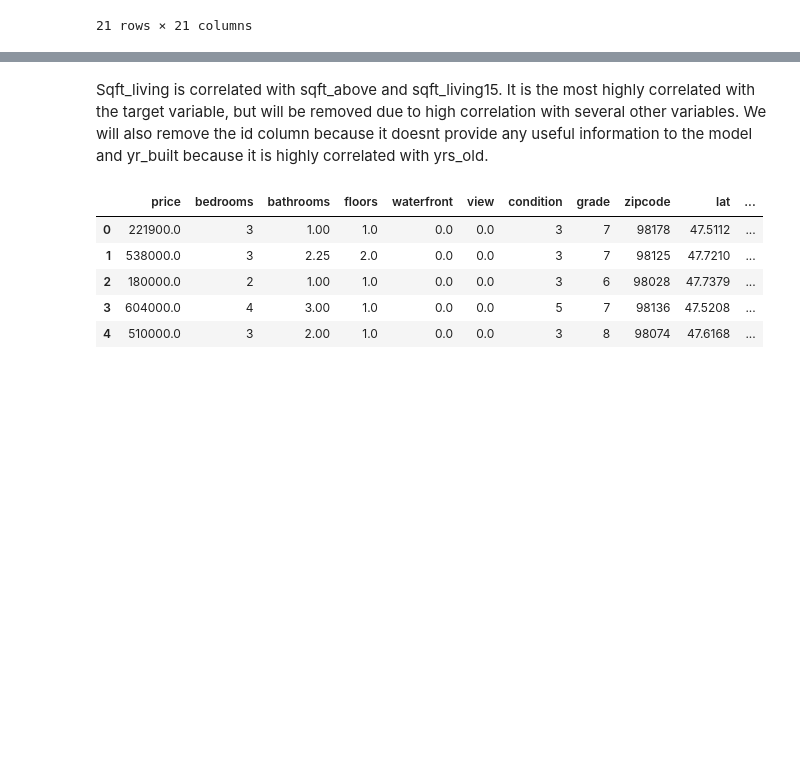
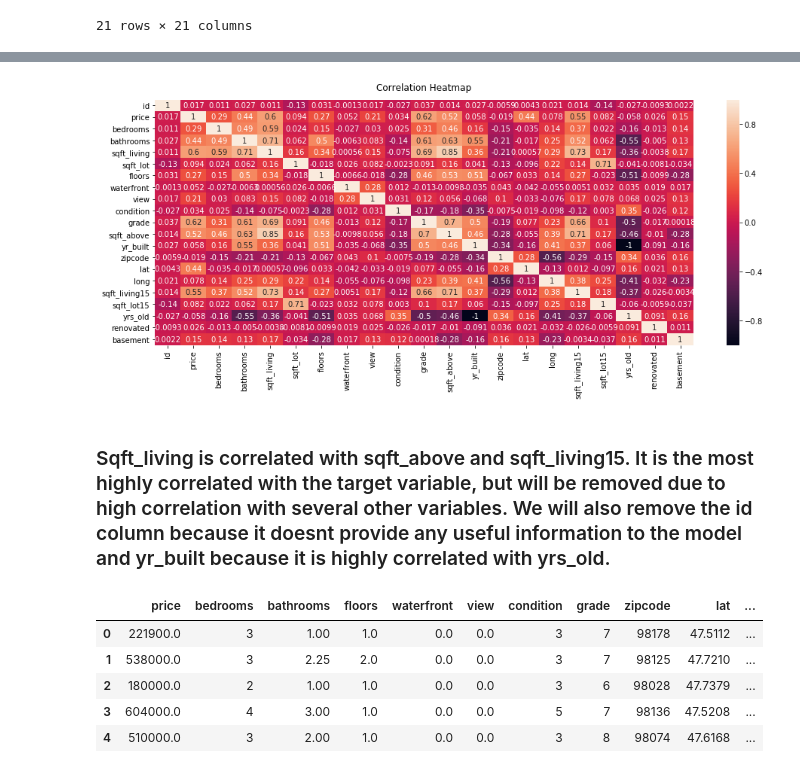
Before and after one commit to joshblumer/dsc-mod-2-project-v2-1-online-ds-sp-000, a Jupyter notebook: EDA.ipynb, the cells around one changed output, grey strips where cells are left out. Saved outputs shown, nothing was run; the diff lists cells and outputs as text; code cells hidden in the pictures; blank space fills up the shorter version.

```diff
--- a/EDA.ipynb
+++ b/EDA.ipynb
@@ -261,5 +237,14 @@ abs(df.corr()) > 0.75
+# %%
+# With as many variables as we have to evaluate, the scatter matrix plot and correlation plot can be overwhelming
+# Let's try a heatmap to get a more intuitive look at correlation
+
+plt.figure(figsize=(16, 6))
+heatmap = sns.heatmap(df.corr(), vmin=-1, vmax=1, annot=True)
+heatmap.set_title('Correlation Heatmap', fontdict={'fontsize':12}, pad=12);
+# %% [output]
+[figure, added]
 # %% [markdown]
-Sqft_living is correlated with sqft_above and sqft_living15. It is the most highly correlated with the target variable, but will be removed due to high correlation with several other variables. We will also remove the id column because it doesnt provide any useful information to the model and yr_built because it is highly correlated with yrs_old.
+### Sqft_living is correlated with sqft_above and sqft_living15. It is the most highly correlated with the target variable, but will be removed due to high correlation with several other variables. We will also remove the id column because it doesnt provide any useful information to the model and yr_built because it is highly correlated with yrs_old.
 # %%
 # Remove columns with correlation greater than 0.75
 
```
Also changed, not shown: parts of 5 cells of this notebook, 1 other file.
